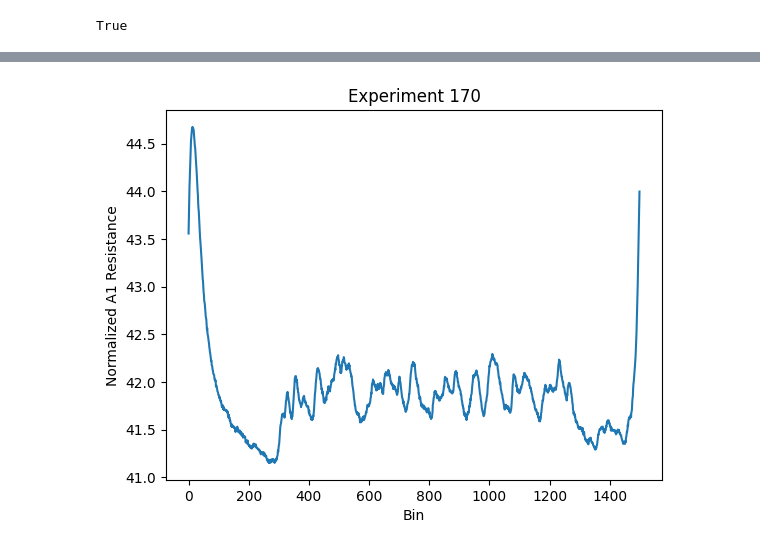
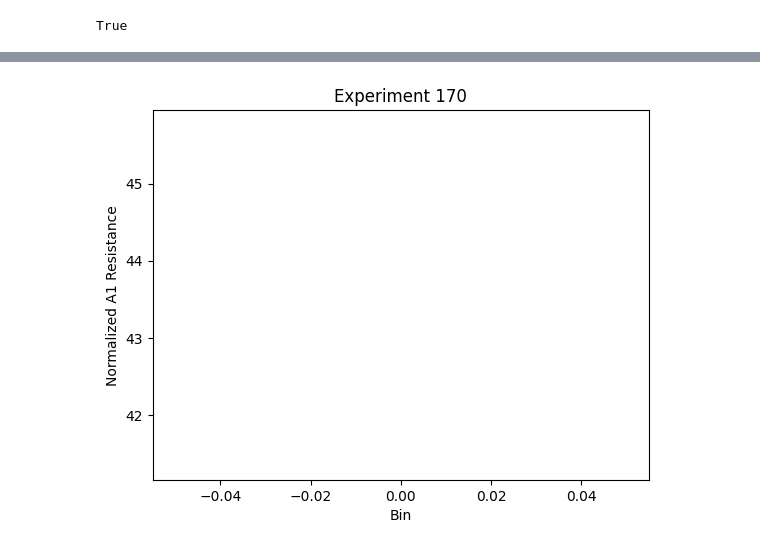
Before and after one commit to gavinlouuu-kpt/gas-sensor-ml, a Jupyter notebook: notebooks/node 1.2-lkw-data-combining.ipynb, the cells around one changed output, grey strips where cells are left out. Drawn from its saved outputs; the diff is of its cells as text; code cells hidden in the pictures.

```diff
--- a/notebooks/node 1.2-lkw-data-combining.ipynb
+++ b/notebooks/node 1.2-lkw-data-combining.ipynb
@@ -214,20 +239,20 @@ norm_averaged.head()
 # %%
 # plot selected exp_no normalized data against bin
 # specify the exp_no to plot
 
 def _plot_norm_data(norm_averaged: pd.DataFrame, exp_no: int) -> None:
     grouped = norm_averaged.groupby('exp_no')
     for name, group in grouped:
         if name == exp_no:
             plt.plot(group['bin'], group['SHT40_Humidity'])# group['norm_A1_Resistance'])
             plt.xlabel('Bin')
             plt.ylabel('Normalized A1 Resistance')
             plt.title(f'Experiment {exp_no}')
             plt.show()
 
-_plot_norm_data(averaged, 170)
+_plot_norm_data(selected_df, 170)
 # %% [output]
-[figure, old version]
+[figure, new version]
 # %%
 def sample_file(averaged: pd.DataFrame, exp_no: int) -> None:
     sample = averaged.loc[exp_no]['A1_Resistance']
```
Also changed, not shown: parts of 14 cells of this notebook, 2 other files.
